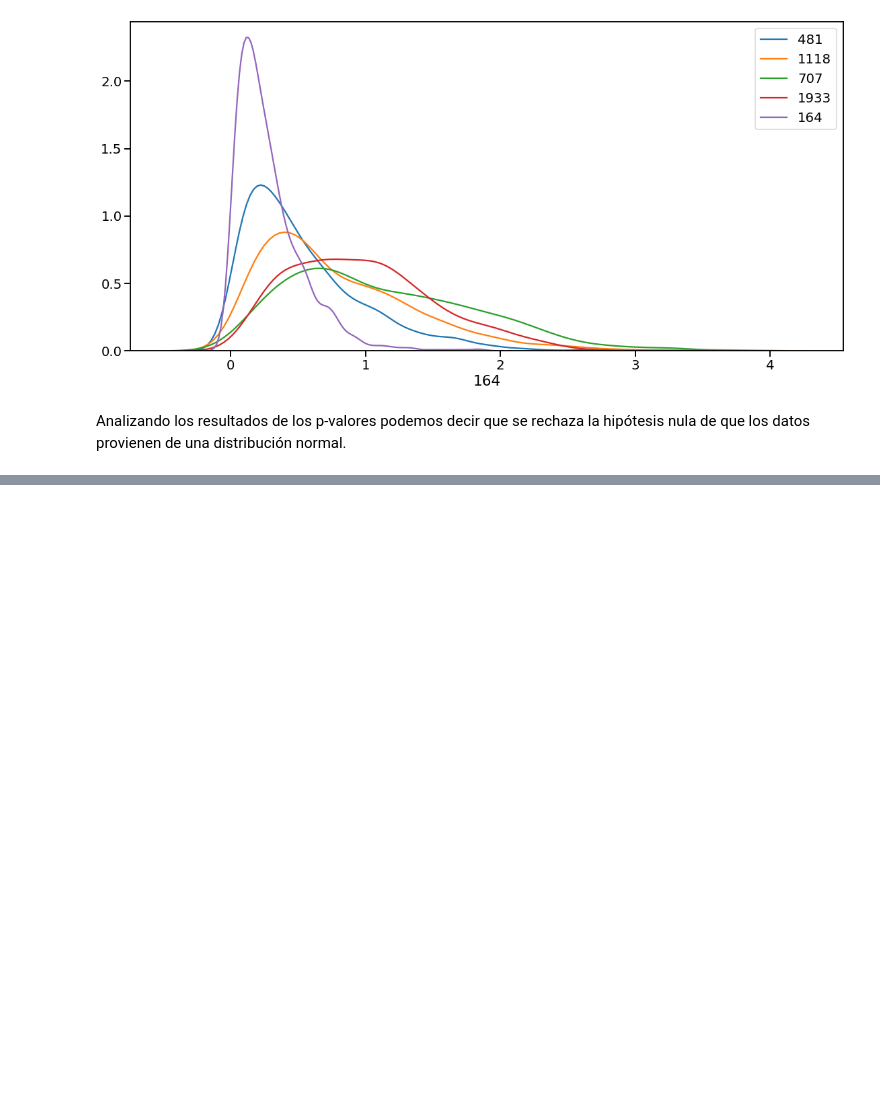
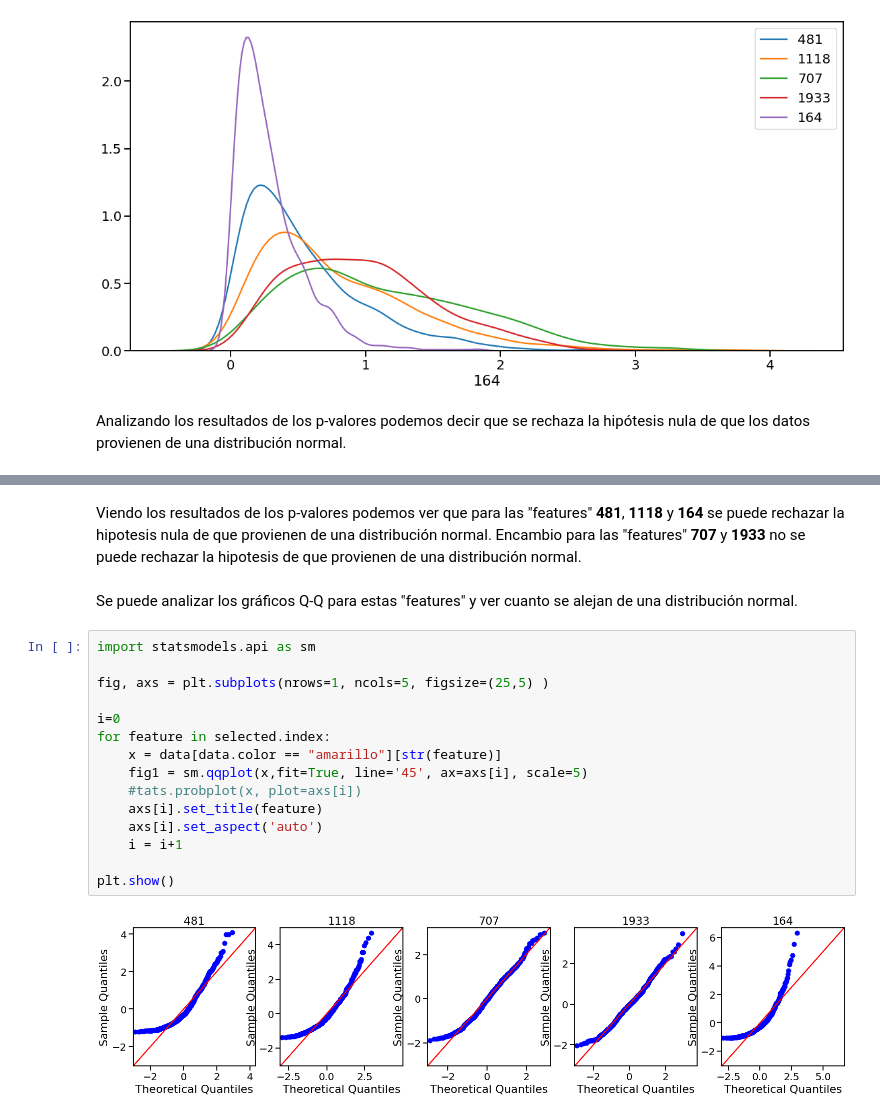
Before and after one commit to leorodriguez/mentoria-diplodatos-grupo2, a Jupyter notebook: mentoria_grupo2_entrega1.ipynb, the cells around one changed output, grey strips where cells are left out. Cells and saved outputs as stored; diff of their text form; blank space fills up the shorter version.

```diff
--- a/mentoria_grupo2_entrega1.ipynb
+++ b/mentoria_grupo2_entrega1.ipynb
@@ -548,0 +660,21 @@ Analizando los resultados de los p-valores podemos decir que se rechaza la hipó
+# %% [markdown]
+Viendo los resultados de los p-valores podemos ver que para las "features" **481**, **1118** y **164** se puede rechazar la hipotesis nula de que provienen de una distribución normal. Encambio para las "features" **707** y **1933** no se puede rechazar la hipotesis de que provienen de una distribución normal.
+# %% [markdown]
+Se puede analizar los gráficos Q-Q para estas "features" y ver cuanto se alejan de una distribución normal.
+# %%
+import statsmodels.api as sm
+
+fig, axs = plt.subplots(nrows=1, ncols=5, figsize=(25,5) )
+
+i=0
+for feature in selected.index:
+    x = data[data.color == "amarillo"][str(feature)]
+    fig1 = sm.qqplot(x,fit=True, line='45', ax=axs[i], scale=5)
+    #tats.probplot(x, plot=axs[i])
+    axs[i].set_title(feature)
+    axs[i].set_aspect('auto')
+    i = i+1
+
+plt.show()
+# %% [output]
+[figure, added]
```
Also changed, not shown: parts of 21 cells of this notebook.
